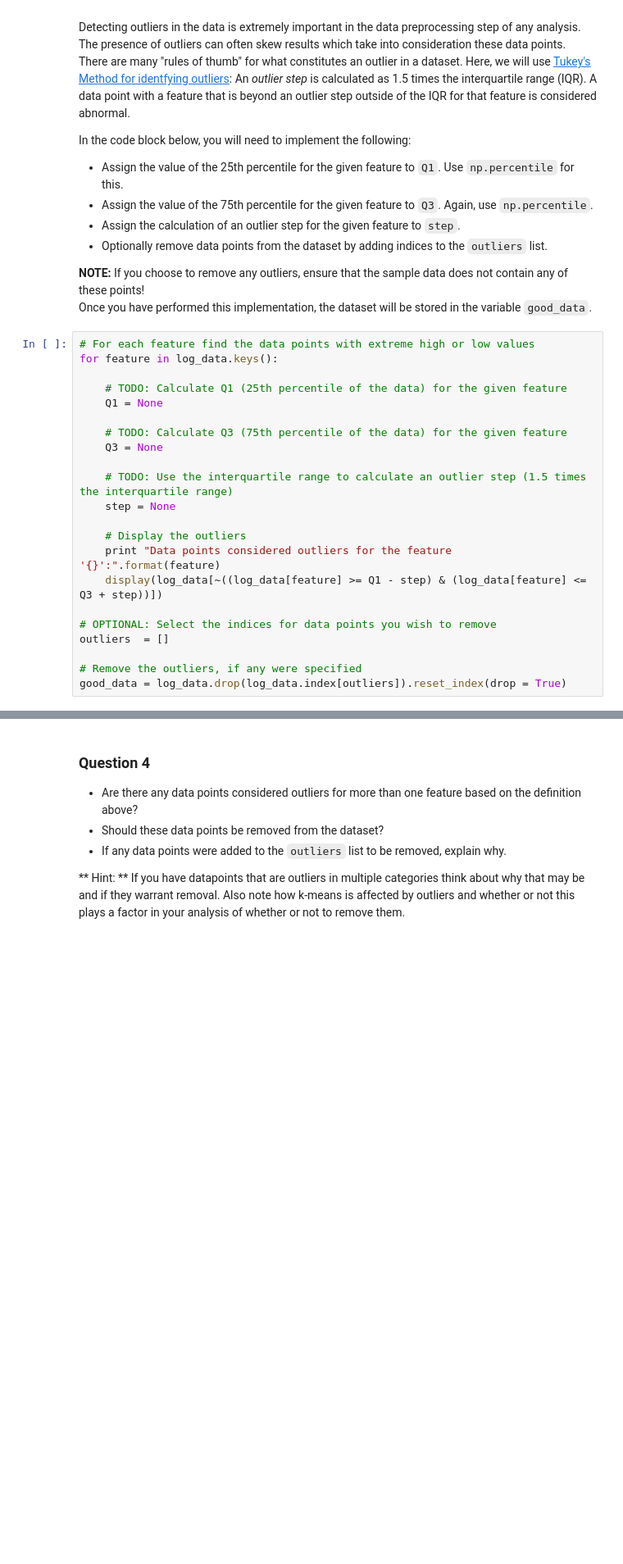
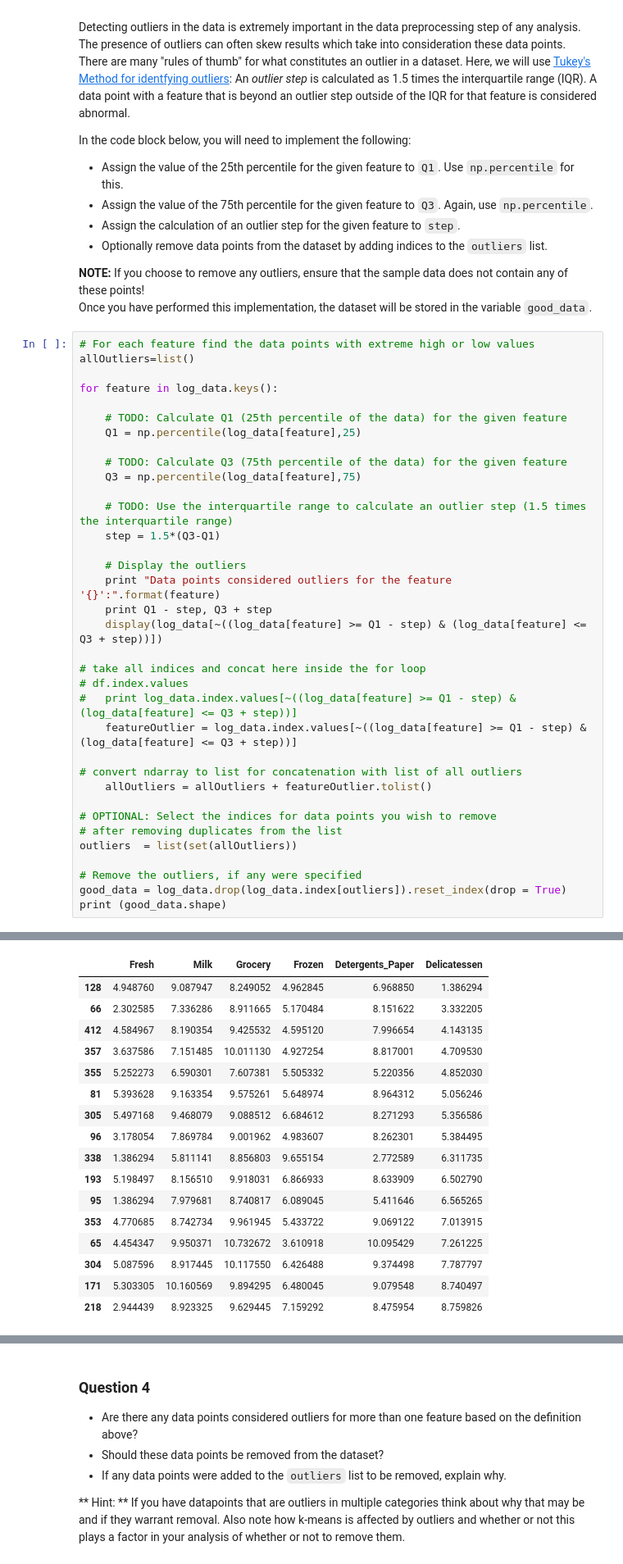
Before and after one commit to Alz-Android/ML, a Jupyter notebook: customer_segments/customer_segments.ipynb, the cells around one changed output, grey strips where cells are left out. Shown: that part at 82% size. Drawn from its saved outputs; the diff is of its cells as text; blank space fills up the shorter version.

Commit message:
explain duplicate removal

```diff
--- a/customer_segments/customer_segments.ipynb
+++ b/customer_segments/customer_segments.ipynb
@@ -276,23 +260,37 @@ In the code block below, you will need to implement the following:
 Once you have performed this implementation, the dataset will be stored in the variable `good_data`.
 # %%
 # For each feature find the data points with extreme high or low values
+allOutliers=list()
+
 for feature in log_data.keys():
 
     # TODO: Calculate Q1 (25th percentile of the data) for the given feature
-    Q1 = None
+    Q1 = np.percentile(log_data[feature],25)
 
     # TODO: Calculate Q3 (75th percentile of the data) for the given feature
-    Q3 = None
+    Q3 = np.percentile(log_data[feature],75)
 
     # TODO: Use the interquartile range to calculate an outlier step (1.5 times the interquartile range)
-    step = None
+    step = 1.5*(Q3-Q1)
 
     # Display the outliers
     print "Data points considered outliers for the feature '{}':".format(feature)
+    print Q1 - step, Q3 + step
     display(log_data[~((log_data[feature] >= Q1 - step) & (log_data[feature] <= Q3 + step))])
 
+# take all indices and concat here inside the for loop
+# df.index.values
+#   print log_data.index.values[~((log_data[feature] >= Q1 - step) & (log_data[feature] <= Q3 + step))]
+    featureOutlier = log_data.index.values[~((log_data[feature] >= Q1 - step) & (log_data[feature] <= Q3 + step))]
+
+# convert ndarray to list for concatenation with list of all outliers
+    allOutliers = allOutliers + featureOutlier.tolist()
+
 # OPTIONAL: Select the indices for data points you wish to remove
-outliers  = []
+# after removing duplicates from the list
+outliers  = list(set(allOutliers))
 
 # Remove the outliers, if any were specified
 good_data = log_data.drop(log_data.index[outliers]).reset_index(drop = True)
+print (good_data.shape)
+# %% [output]
@@ -298,0 +299,17 @@ good_data = log_data.drop(log_data.index[outliers]).reset_index(drop = True)
+|  | Fresh | Milk | Grocery | Frozen | Detergents_Paper | Delicatessen |
+| 128 | 4.948760 | 9.087947 | 8.249052 | 4.962845 | 6.968850 | 1.386294 |
+| 66 | 2.302585 | 7.336286 | 8.911665 | 5.170484 | 8.151622 | 3.332205 |
+| 412 | 4.584967 | 8.190354 | 9.425532 | 4.595120 | 7.996654 | 4.143135 |
+| 357 | 3.637586 | 7.151485 | 10.011130 | 4.927254 | 8.817001 | 4.709530 |
+| 355 | 5.252273 | 6.590301 | 7.607381 | 5.505332 | 5.220356 | 4.852030 |
+| 81 | 5.393628 | 9.163354 | 9.575261 | 5.648974 | 8.964312 | 5.056246 |
+| 305 | 5.497168 | 9.468079 | 9.088512 | 6.684612 | 8.271293 | 5.356586 |
+| 96 | 3.178054 | 7.869784 | 9.001962 | 4.983607 | 8.262301 | 5.384495 |
+| 338 | 1.386294 | 5.811141 | 8.856803 | 9.655154 | 2.772589 | 6.311735 |
+| 193 | 5.198497 | 8.156510 | 9.918031 | 6.866933 | 8.633909 | 6.502790 |
+| 95 | 1.386294 | 7.979681 | 8.740817 | 6.089045 | 5.411646 | 6.565265 |
+| 353 | 4.770685 | 8.742734 | 9.961945 | 5.433722 | 9.069122 | 7.013915 |
+| 65 | 4.454347 | 9.950371 | 10.732672 | 3.610918 | 10.095429 | 7.261225 |
+| 304 | 5.087596 | 8.917445 | 10.117550 | 6.426488 | 9.374498 | 7.787797 |
+| 171 | 5.303305 | 10.160569 | 9.894295 | 6.480045 | 9.079548 | 8.740497 |
+| 218 | 2.944439 | 8.923325 | 9.629445 | 7.159292 | 8.475954 | 8.759826 |
```
Also changed, not shown: parts of 7 cells of this notebook.
